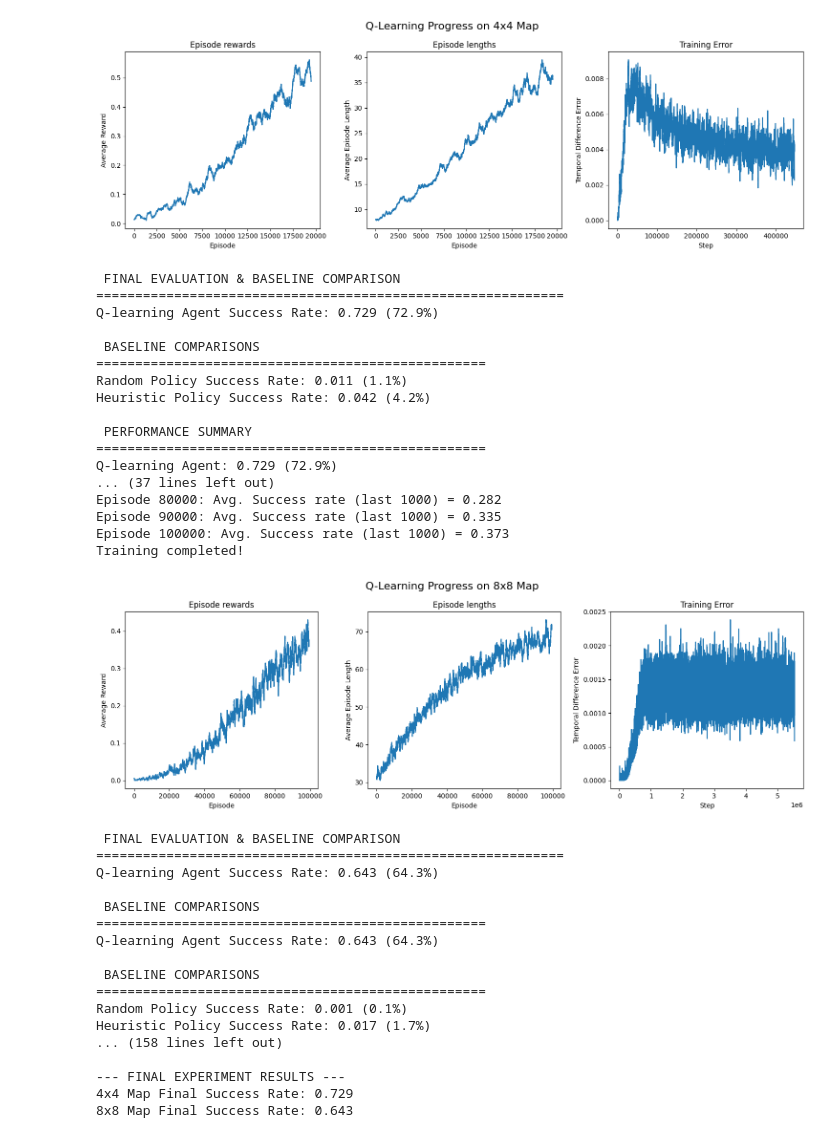
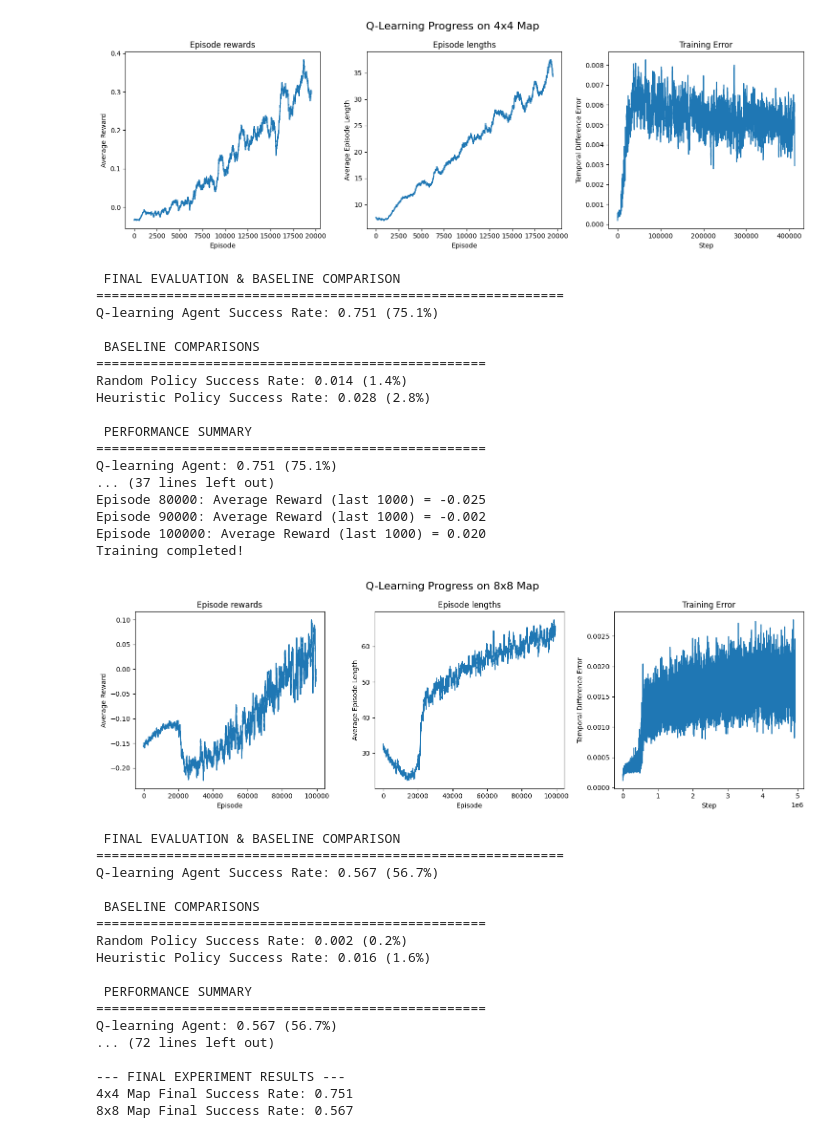
Before and after one commit to maxfinanger/ACIT4610-Exam-Group1, a Jupyter notebook: Problem-5/main.ipynb, the cells around one changed output. Drawn from its saved outputs; the diff is of its cells as text; code cells hidden in the pictures.

Commit message:
Adding step penalty to get shorter paths

```diff
--- a/Problem-5/main.ipynb
+++ b/Problem-5/main.ipynb
@@ -279,15 +298,24 @@ def run_experiment(map_name: str, map_config: dict, training_params: dict, agent
 # %%
 # Cell 4: Configuration and Sequential Execution (Final, Corrected Logic)
 
-# --- GLOBAL ENVIRONMENT CONFIG ---
+"""
+
+GLOBAL ENVIRONMENT CONFIG
+
+"""
 COMMON_ENV_CONFIG = {
-    "is_slippery": True,
-    "success_rate": 1.0/3.0,
-    "reward_schedule": (1, 0, 0) # Goal, Hole, Frozen (Sparse Reward)
+    "is_slippery": True, # Stochastic environment, adds randomness to actions
+    "success_rate": 1.0/3.0, # this is the probality of an action beign succesful in is_slippery mode
+    "reward_schedule": (1, 0, 0, -0.005) # Goal, Hole, Frozen, step penality (Sparse Reward)
 }
 
-# --- HYPERPARAMETERS ---
-# Parameters optimized for the difficulty of each map
+"""
+
+HYPERPARAMETERS
+
+Parameters optimized for the difficulty of each map
+
+"""
 
 # 4x4 is easier, can decay faster, needs fewer steps
 P_4X4 = {
@@ -323,12 +351,12 @@ def get_agent_params(all_params):
 
 # --- RUN EXPERIMENTS ---
 
-# Run 1: 4x4 Map (Restored and Corrected)
+# Run 1: 4x4 Map
 print("\n--- Running 4x4 Experiment ---")
 agent_params_4x4 = get_agent_params(P_4X4) # Extract required keys
 final_rate_4x4 = run_experiment("4x4", COMMON_ENV_CONFIG, P_4X4, agent_params_4x4)
 
-# Run 2: 8x8 Map (Corrected)
+# Run 2: 8x8 Map
 print("\n--- Running 8x8 Experiment ---")
 agent_params_8x8 = get_agent_params(P_8X8) # Extract required keys
 final_rate_8x8 = run_experiment("8x8", COMMON_ENV_CONFIG, P_8X8, agent_params_8x8)
@@ -350,37 +386,37 @@ Episode 20000: Avg. Success rate (last 1000) = 0.504
 Training completed!
-[figure, old version]
+[figure, new version]
  FINAL EVALUATION & BASELINE COMPARISON
 ============================================================
-Q-learning Agent Success Rate: 0.729 (72.9%)
+Q-learning Agent Success Rate: 0.751 (75.1%)
 
  BASELINE COMPARISONS
 ==================================================
-Random Policy Success Rate: 0.011 (1.1%)
-Heuristic Policy Success Rate: 0.042 (4.2%)
+Random Policy Success Rate: 0.014 (1.4%)
+Heuristic Policy Success Rate: 0.028 (2.8%)
 
  PERFORMANCE SUMMARY
 ==================================================
-Q-learning Agent: 0.729 (72.9%)
+Q-learning Agent: 0.751 (75.1%)
 ... (37 lines left out)
-Episode 80000: Avg. Success rate (last 1000) = 0.282
-Episode 90000: Avg. Success rate (last 1000) = 0.335
-Episode 100000: Avg. Success rate (last 1000) = 0.373
+Episode 80000: Average Reward (last 1000) = -0.025
+Episode 90000: Average Reward (last 1000) = -0.002
+Episode 100000: Average Reward (last 1000) = 0.020
 Training completed!
-[figure, old version]
+[figure, new version]
  FINAL EVALUATION & BASELINE COMPARISON
 ============================================================
-Q-learning Agent Success Rate: 0.643 (64.3%)
+Q-learning Agent Success Rate: 0.567 (56.7%)
 
  BASELINE COMPARISONS
 ==================================================
-Q-learning Agent Success Rate: 0.643 (64.3%)
+Random Policy Success Rate: 0.002 (0.2%)
+Heuristic Policy Success Rate: 0.016 (1.6%)
 
- BASELINE COMPARISONS
+ PERFORMANCE SUMMARY
 ==================================================
-Random Policy Success Rate: 0.001 (0.1%)
-Heuristic Policy Success Rate: 0.017 (1.7%)
-... (158 lines left out)
+Q-learning Agent: 0.567 (56.7%)
+... (72 lines left out)
 
 --- FINAL EXPERIMENT RESULTS ---
-4x4 Map Final Success Rate: 0.729
-8x8 Map Final Success Rate: 0.643
+4x4 Map Final Success Rate: 0.751
+8x8 Map Final Success Rate: 0.567
```
Also changed, not shown: parts of 3 cells of this notebook.
